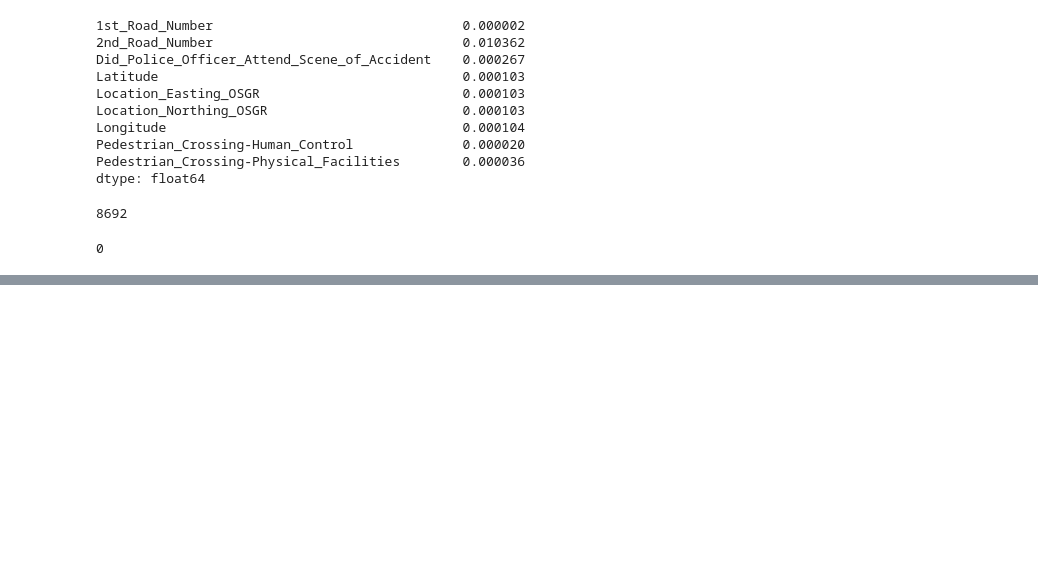
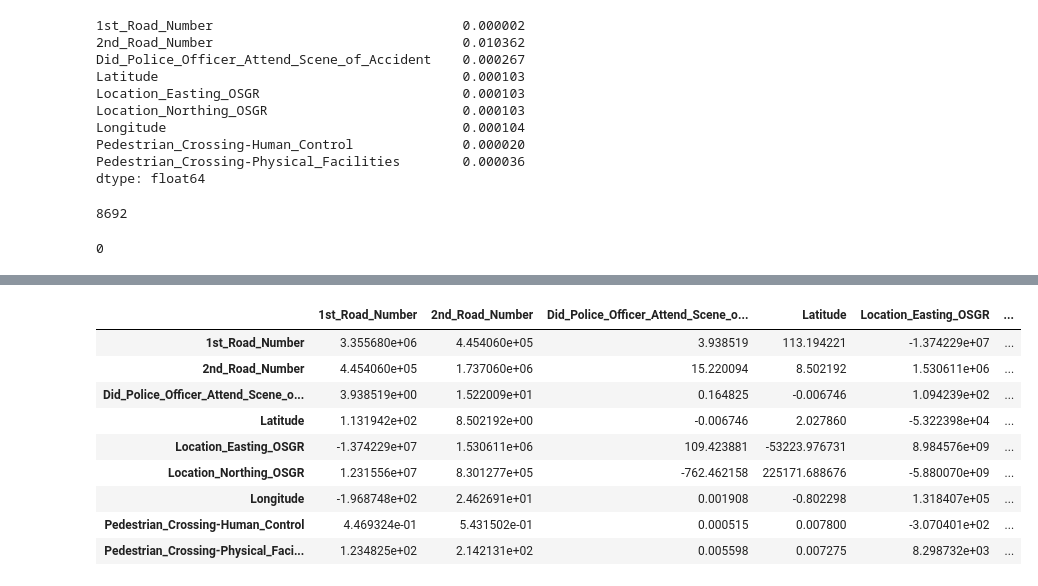
Before and after one commit to TROISTROIS/BLUE-BOOK-FOR-BULLDOZERS, a Jupyter notebook: predicting-rtc-severity-in-uk-roads-using-machine.ipynb, the cells around one changed output, grey strips where cells are left out. Saved outputs shown, nothing was run; the diff lists cells and outputs as text; code cells hidden in the pictures; blank space fills up the shorter version.

```diff
--- a/predicting-rtc-severity-in-uk-roads-using-machine.ipynb
+++ b/predicting-rtc-severity-in-uk-roads-using-machine.ipynb
@@ -806,0 +847,14 @@ pick from here
+# %%
+# covariance
+XTrainoriginal.cov()
+# %% [output]
+|  | 1st_Road_Number | 2nd_Road_Number | Did_Police_Officer_Attend_Scene_o... | Latitude | Location_Easting_OSGR | ... |
+| 1st_Road_Number | 3.355680e+06 | 4.454060e+05 | 3.938519 | 113.194221 | -1.374229e+07 | ... |
+| 2nd_Road_Number | 4.454060e+05 | 1.737060e+06 | 15.220094 | 8.502192 | 1.530611e+06 | ... |
+| Did_Police_Officer_Attend_Scene_o... | 3.938519e+00 | 1.522009e+01 | 0.164825 | -0.006746 | 1.094239e+02 | ... |
+| Latitude | 1.131942e+02 | 8.502192e+00 | -0.006746 | 2.027860 | -5.322398e+04 | ... |
+| Location_Easting_OSGR | -1.374229e+07 | 1.530611e+06 | 109.423881 | -53223.976731 | 8.984576e+09 | ... |
+| Location_Northing_OSGR | 1.231556e+07 | 8.301277e+05 | -762.462158 | 225171.688676 | -5.880070e+09 | ... |
+| Longitude | -1.968748e+02 | 2.462691e+01 | 0.001908 | -0.802298 | 1.318407e+05 | ... |
+| Pedestrian_Crossing-Human_Control | 4.469324e-01 | 5.431502e-01 | 0.000515 | 0.007800 | -3.070401e+02 | ... |
+| Pedestrian_Crossing-Physical_Faci... | 1.234825e+02 | 2.142131e+02 | 0.005598 | 0.007275 | 8.298732e+03 | ... |
```
Also changed, not shown: parts of 18 cells of this notebook.
